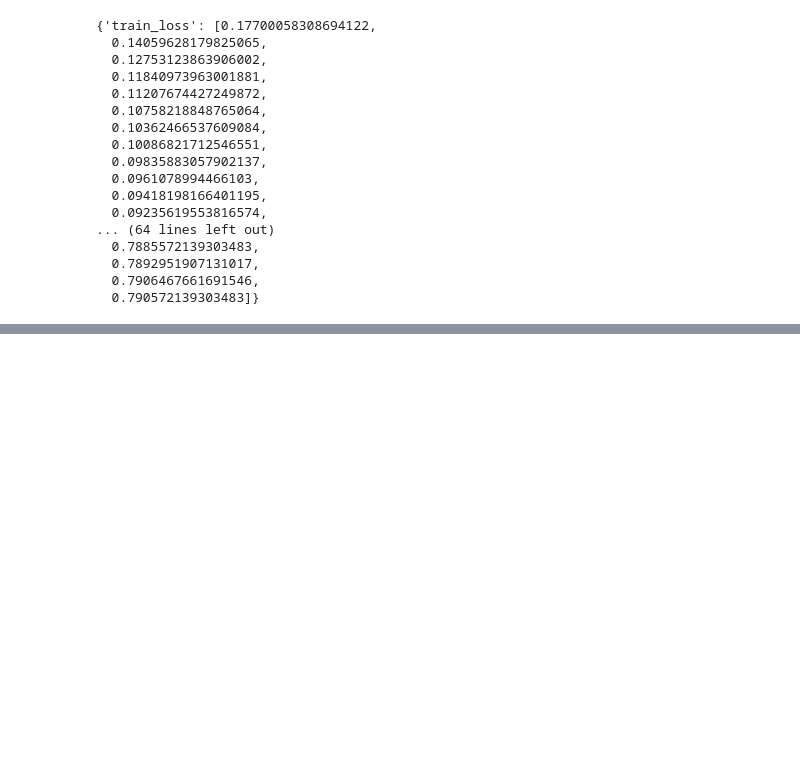
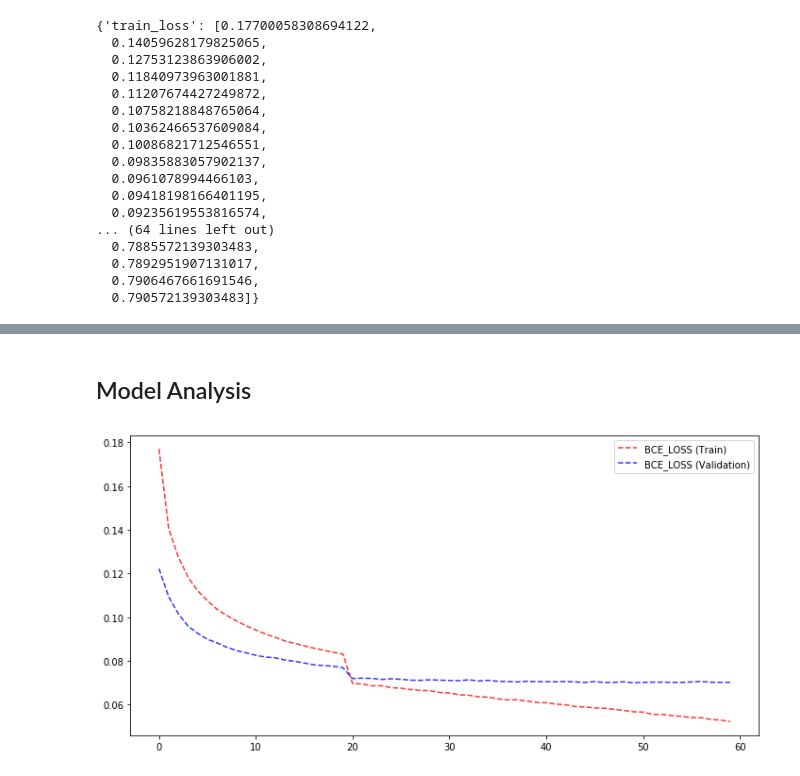
Before and after one commit to XiplusChenyu/Document-Classification-Web-Service, a Jupyter notebook: Model/Scripts/TrainOnGCP.ipynb, the cells around one changed output, grey strips where cells are left out. Drawn from its saved outputs; the diff is of its cells as text; code cells hidden in the pictures; blank space fills up the shorter version.

Commit message:
finish textCNN model

```diff
--- a/Model/Scripts/TrainOnGCP.ipynb
+++ b/Model/Scripts/TrainOnGCP.ipynb
@@ -56,0 +97,22 @@ main_train(txtModel, train_loader, validation_loader, "trainAfter20.json", "mode
+# %% [markdown]
+## Model Analysis
+# %%
+with open(Settings.log_save_folder + "train.json", "r") as file:
+    log1 = json.load(file)
+with open(Settings.log_save_folder + "trainAfter20.json", "r") as file:
+    log2 = json.load(file)
+with open(Settings.log_save_folder + "trainAfter40.json", "r") as file:
+    log3 = json.load(file)
+# %%
+log = dict()
+for key in log1:
+    log[key] = log1.get(key) + log2.get(key) + log3.get(key)
+# %%
+plt.figure(figsize=(10, 5))
+plt.plot(log['train_loss'], '--', color=(1,0,0,0.8), label='BCE_LOSS (Train)')
+plt.plot(log['valid_loss'], '--', color=(0,0,1,0.8), label='BCE_LOSS (Validation)')
+plt.tight_layout()
+plt.legend(loc="best")
+plt.show()
+# %% [output]
+[figure, added]
```
Also changed, not shown: parts of 8 cells of this notebook, 3 other files.
